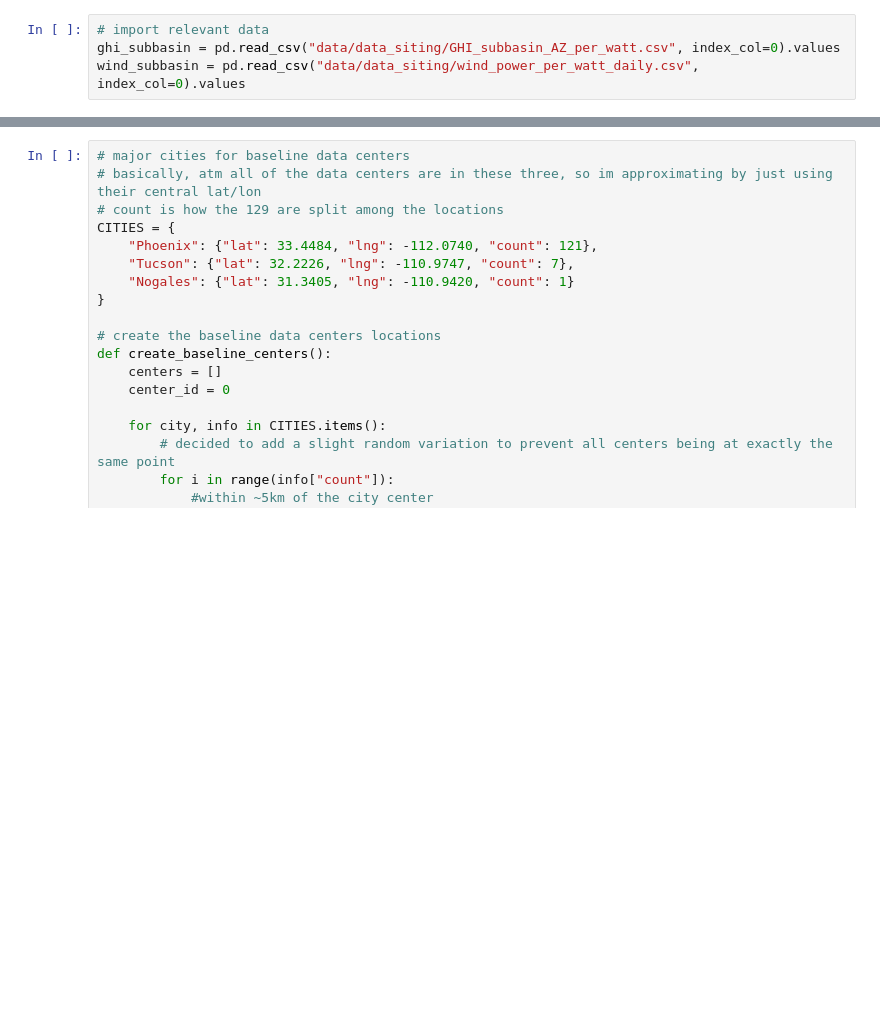
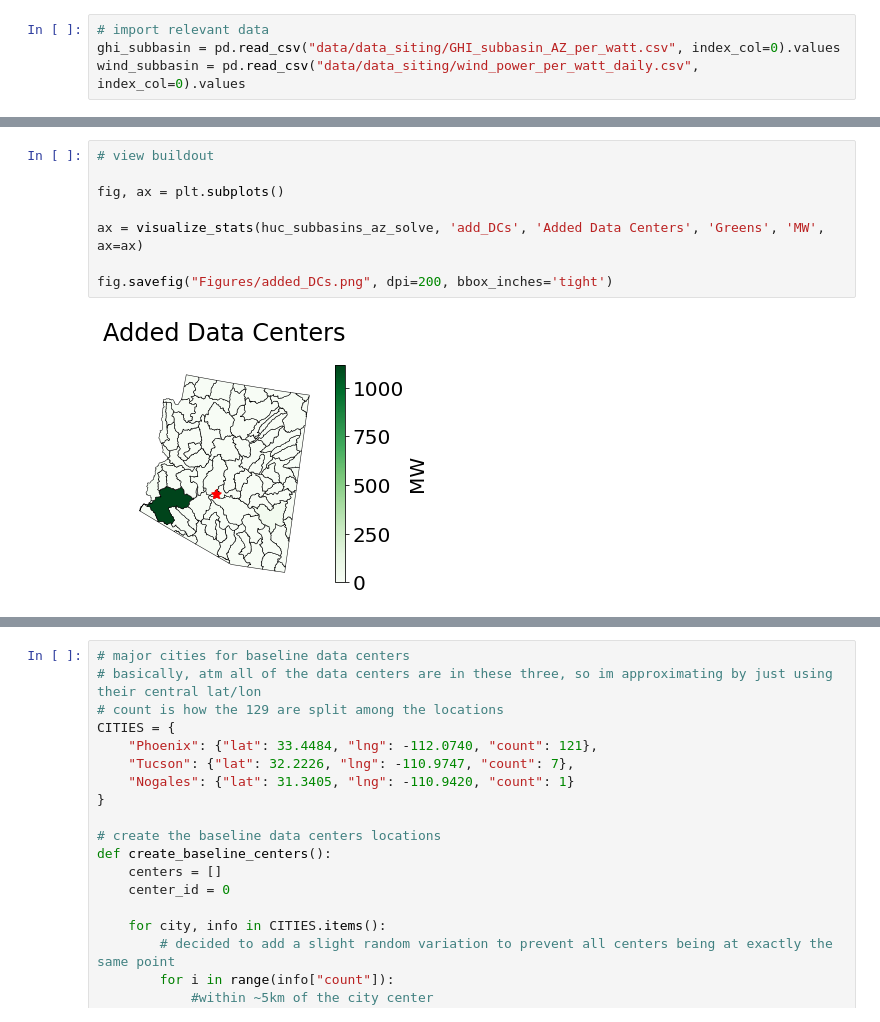
Before and after one commit to clbanjai/1.020-Data-Center-Project, a Jupyter notebook: adding_data_centers.ipynb, the cells around one changed output, grey strips where cells are left out. Drawn from its saved outputs; the diff is of its cells as text; blank space fills up the shorter version.

```diff
--- a/adding_data_centers.ipynb
+++ b/adding_data_centers.ipynb
@@ -868,0 +872,10 @@ basin_max = 95.17495507983843
+# %%
+# view buildout
+
+fig, ax = plt.subplots()
+
+ax = visualize_stats(huc_subbasins_az_solve, 'add_DCs', 'Added Data Centers', 'Greens', 'MW', ax=ax)
+
+fig.savefig("Figures/added_DCs.png", dpi=200, bbox_inches='tight')
+# %% [output]
+[figure, added]
```
Also changed, not shown: parts of 51 cells of this notebook, 14 other files.
